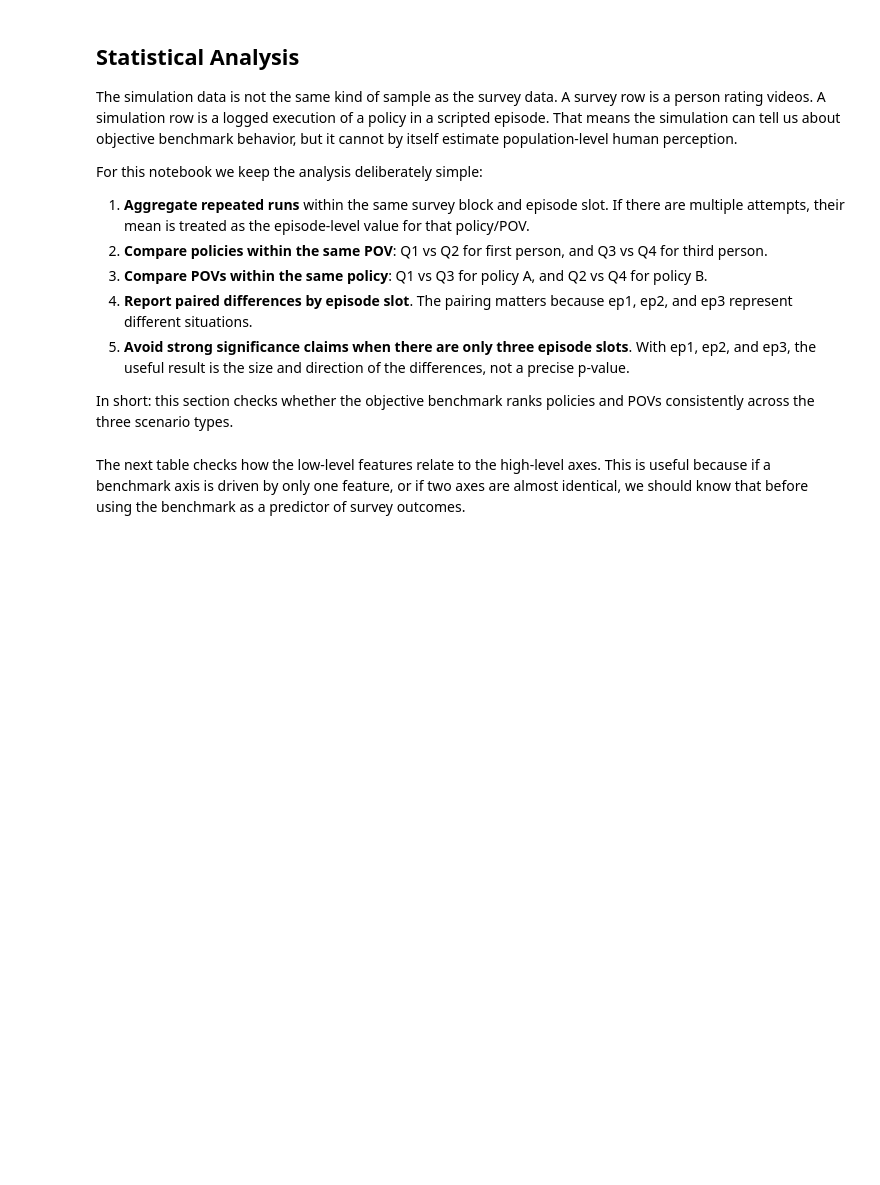
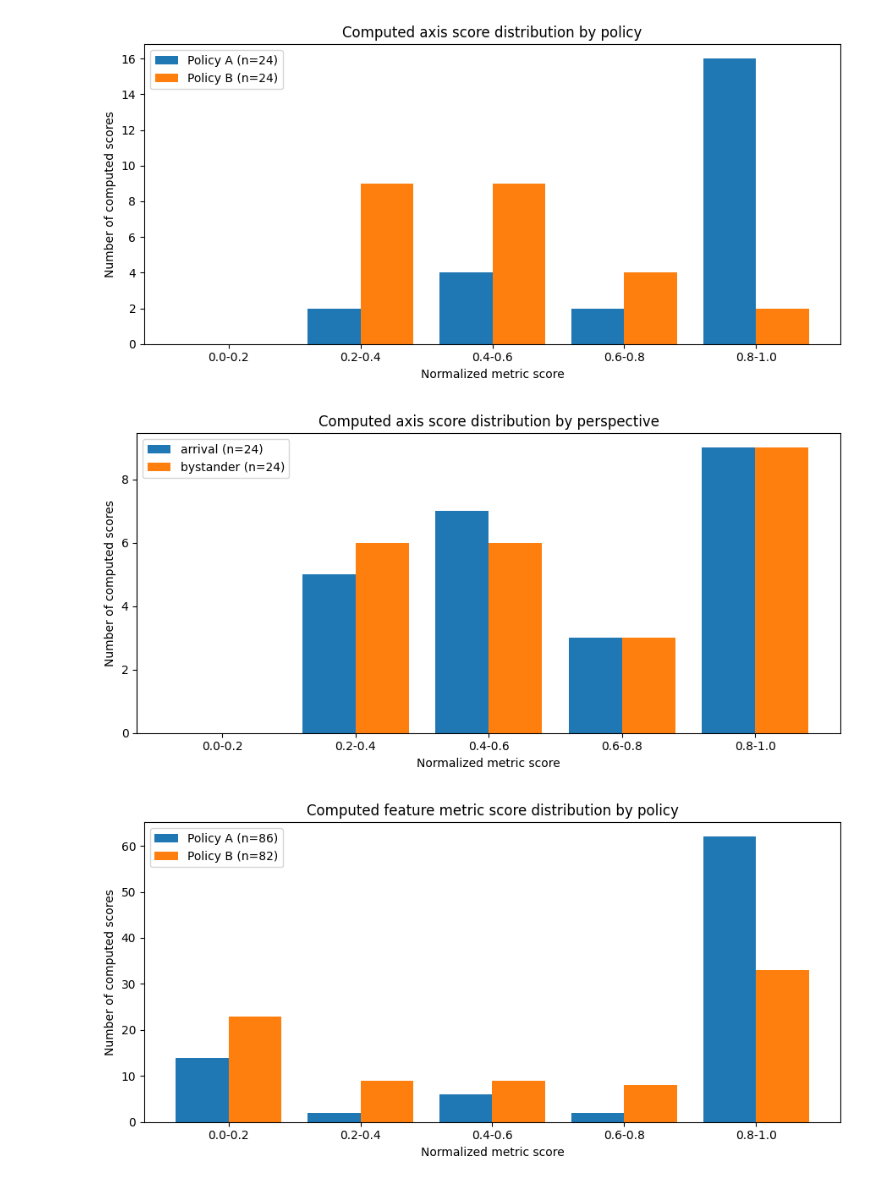
Before and after one commit to NicoDelle/asimovbm, a Jupyter notebook: paper/notebooks/simulation_results.ipynb, the cells around one changed output. Drawn from its saved outputs; the diff is of its cells as text; code cells hidden in the pictures; blank space fills up the shorter version.

Commit message:
docs(paper): restore local validation metrics notebook

```diff
--- a/paper/notebooks/simulation_results.ipynb
+++ b/paper/notebooks/simulation_results.ipynb
@@ -282,0 +97,13 @@ plt.show()
+# %%
+from IPython.display import HTML, SVG, display
+
+display(HTML(f'<p><a href="{metric_viz_dir / "index.html"}" target="_blank">Open the full metric dashboard</a></p>'))
+
+for svg_name, title in [
+    ("axis_score_heatmap.svg", "Axis scores by condition"),
+    ("policy_delta_heatmap.svg", "Policy deltas: policy B minus policy A"),
+    ("perspective_delta_heatmap.svg", "Perspective deltas: bystander minus arrival"),
+    ("feature_metric_heatmap.svg", "Normalized feature metric scores"),
+]:
+    display(HTML(f"<h3>{title}</h3>"))
+    display(SVG(filename=str(metric_viz_dir / svg_name)))
@@ -287,4 +151,28 @@ These histograms use the same simple count-based reading as the human perception
 # %%
+from pathlib import Path
+
+import matplotlib.pyplot as plt
+import pandas as pd
+
+if "metric_viz_dir" not in globals():
+    metric_viz_dir = Path("artifacts/local-validation/metric-visualizations")
+
+condition_summary = pd.read_csv(metric_viz_dir / "condition_summary.csv")
+
+axis_columns = [
+    "axis_perceived_dexterity",
+    "axis_perceived_safety",
+    "axis_perceived_social_awareness",
+    "axis_impression",
+]
+
+axis_labels = {
+    "axis_perceived_dexterity": "dexterity",
+    "axis_perceived_safety": "safety",
+    "axis_perceived_social_awareness": "social awareness",
+    "axis_impression": "impression",
+}
+
 score_bins = [0.0, 0.2, 0.4, 0.6, 0.8, 1.000001]
 score_bin_labels = ["0.0-0.2", "0.2-0.4", "0.4-0.6", "0.6-0.8", "0.8-1.0"]
 
@@ -321,52 +209,44 @@ def plot_score_histogram(long_table, group_column, score_column, title):
     plt.tight_layout()
     plt.show()
 
 
-axis_scores_long = sim_df.melt(
-    id_vars=["episode_slot", "episode_type", "policy", "pov", "terminal_status"],
-    value_vars=[column for column in AXIS_COLUMNS if column in sim_df.columns],
+axis_scores_long = condition_summary.melt(
+    id_vars=["episode", "policy", "perspective", "terminal_status"],
+    value_vars=axis_columns,
     var_name="axis",
     value_name="score",
 ).dropna(subset=["score"])
+axis_scores_long["axis"] = axis_scores_long["axis"].map(axis_labels)
 
 plot_score_histogram(
     axis_scores_long,
     group_column="policy",
     score_column="score",
     title="Computed axis score distribution by policy",
 )
 
 plot_score_histogram(
     axis_scores_long,
-    group_column="pov",
+    group_column="perspective",
     score_column="score",
     title="Computed axis score distribution by perspective",
 )
 
-feature_scores_long = sim_df.melt(
-    id_vars=["episode_slot", "episode_type", "policy", "pov", "terminal_status"],
-    value_vars=[column for column in FEATURE_COLUMNS if column in sim_df.columns],
+metric_columns = [column for column in condition_summary.columns if column.startswith("metric_")]
+metric_scores_long = condition_summary.melt(
+    id_vars=["episode", "policy", "perspective", "terminal_status"],
+    value_vars=metric_columns,
     var_name="metric",
     value_name="score",
 ).dropna(subset=["score"])
 
 plot_score_histogram(
-    feature_scores_long,
+    metric_scores_long,
     group_column="policy",
     score_column="score",
     title="Computed feature metric score distribution by policy",
 )
+# %% [output]
+[figure, added]
+[figure, added]
+[figure, added]
-# %% [markdown]
-## Statistical Analysis
-
-The simulation data is not the same kind of sample as the survey data. A survey row is a person rating videos. A simulation row is a logged execution of a policy in a scripted episode. That means the simulation can tell us about objective benchmark behavior, but it cannot by itself estimate population-level human perception.
-
-For this notebook we keep the analysis deliberately simple:
-
-1. **Aggregate repeated runs** within the same survey block and episode slot. If there are multiple attempts, their mean is treated as the episode-level value for that policy/POV.
-2. **Compare policies within the same POV**: Q1 vs Q2 for first person, and Q3 vs Q4 for third person.
-3. **Compare POVs within the same policy**: Q1 vs Q3 for policy A, and Q2 vs Q4 for policy B.
-4. **Report paired differences by episode slot**. The pairing matters because ep1, ep2, and ep3 represent different situations.
-5. **Avoid strong significance claims when there are only three episode slots**. With ep1, ep2, and ep3, the useful result is the size and direction of the differences, not a precise p-value.
-
-In short: this section checks whether the objective benchmark ranks policies and POVs consistently across the three scenario types.
@@ -436,2 +252,0 @@ plt.show()
-# %% [markdown]
-The next table checks how the low-level features relate to the high-level axes. This is useful because if a benchmark axis is driven by only one feature, or if two axes are almost identical, we should know that before using the benchmark as a predictor of survey outcomes.
```
Also changed, not shown: parts of 31 cells of this notebook.
